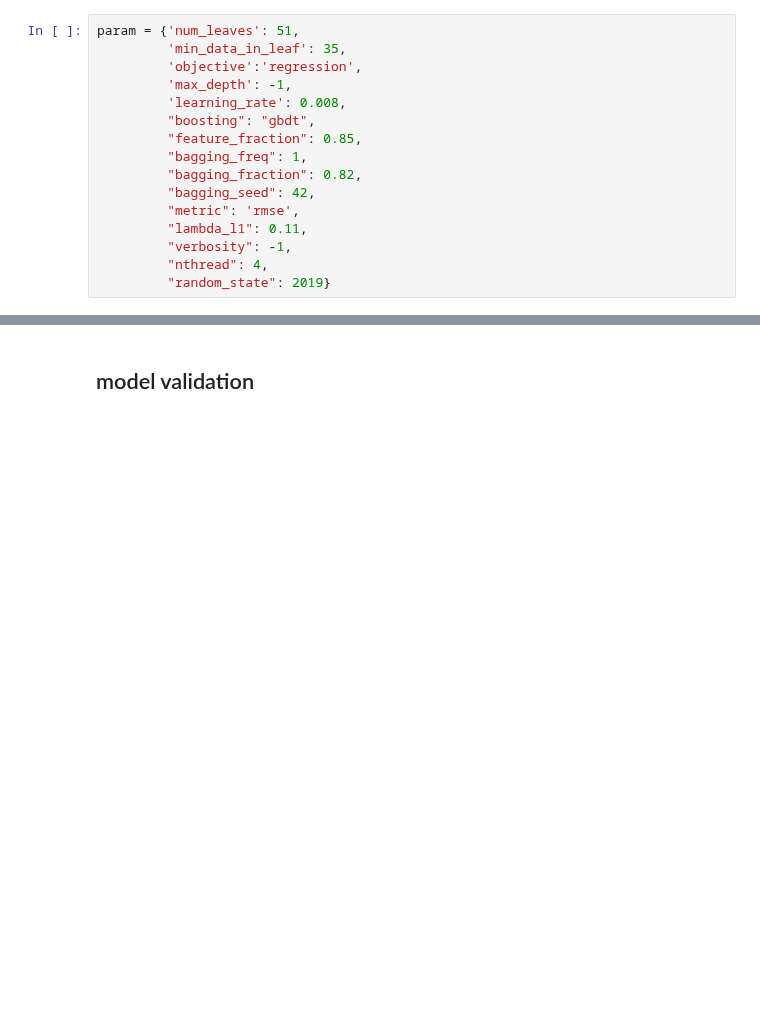
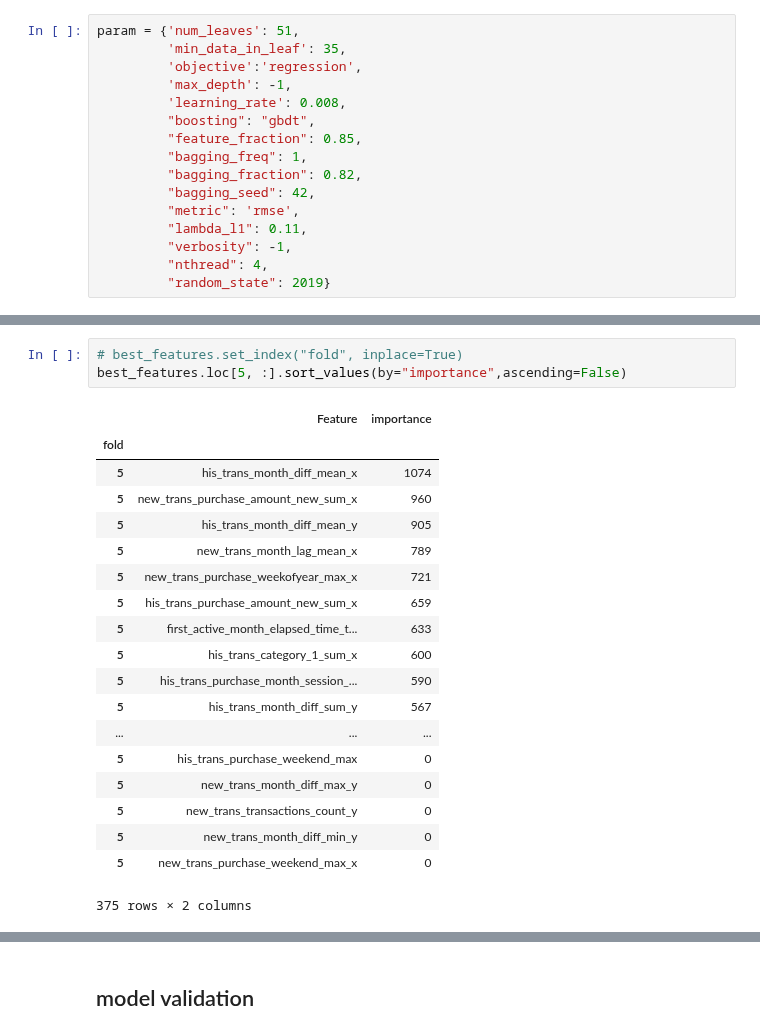
Before and after one commit to PaperStrange/AIProjectManger, a Jupyter notebook: model/train_valid_hzq.ipynb, the cells around one changed output, grey strips where cells are left out. Cells and saved outputs as stored; diff of their text form; blank space fills up the shorter version.

```diff
--- a/model/train_valid_hzq.ipynb
+++ b/model/train_valid_hzq.ipynb
@@ -305,0 +428,23 @@ plt.tight_layout()
+# %%
+# best_features.set_index("fold", inplace=True)
+best_features.loc[5, :].sort_values(by="importance",ascending=False)
+# %% [output]
+|  | Feature | importance |
+| fold |  |  |
+| 5 | his_trans_month_diff_mean_x | 1074 |
+| 5 | new_trans_purchase_amount_new_sum_x | 960 |
+| 5 | his_trans_month_diff_mean_y | 905 |
+| 5 | new_trans_month_lag_mean_x | 789 |
+| 5 | new_trans_purchase_weekofyear_max_x | 721 |
+| 5 | his_trans_purchase_amount_new_sum_x | 659 |
+| 5 | first_active_month_elapsed_time_t... | 633 |
+| 5 | his_trans_category_1_sum_x | 600 |
+| 5 | his_trans_purchase_month_session_... | 590 |
+| 5 | his_trans_month_diff_sum_y | 567 |
+| ... | ... | ... |
+| 5 | his_trans_purchase_weekend_max | 0 |
+| 5 | new_trans_month_diff_max_y | 0 |
+| 5 | new_trans_transactions_count_y | 0 |
+| 5 | new_trans_month_diff_min_y | 0 |
+| 5 | new_trans_purchase_weekend_max_x | 0 |
+375 rows × 2 columns
```
Also changed, not shown: parts of 24 cells of this notebook, 1 other file.
